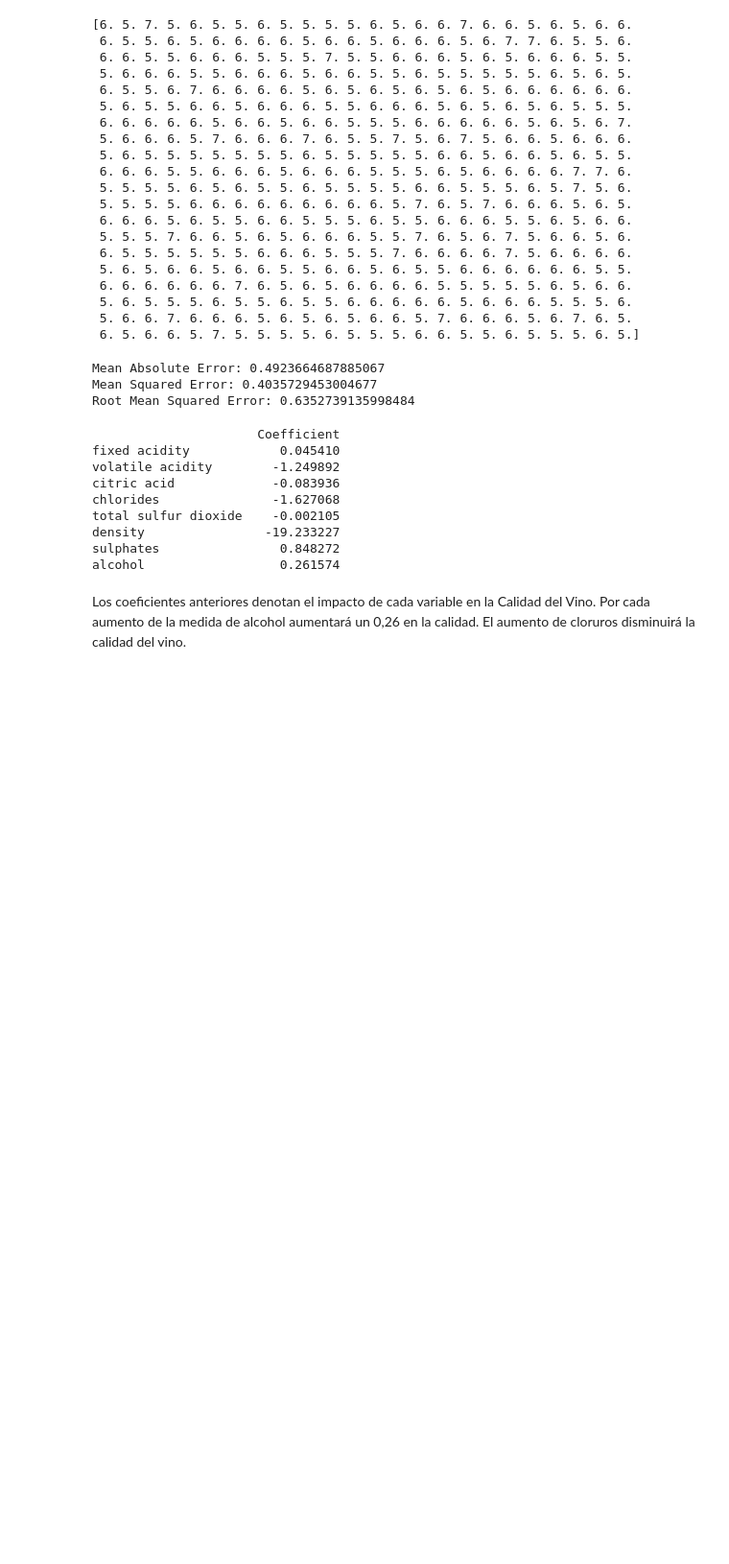
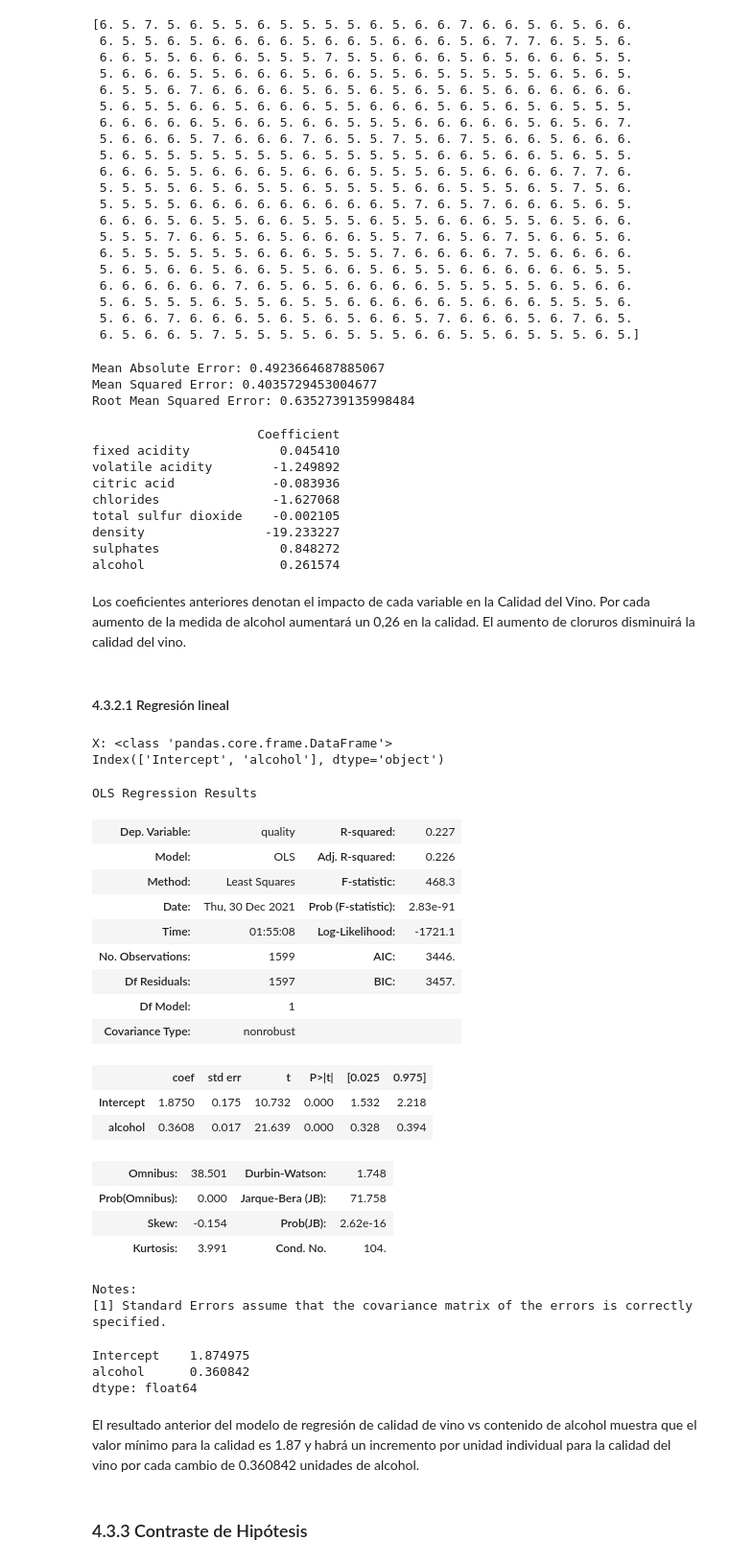
Before and after one commit to juusechec/uoc-tcvd-pr2, a Jupyter notebook: M2.851_20211_Practica2.ipynb, the cells around one changed output. Shown at 96% size. Cells and saved outputs as stored; diff of their text form; code cells hidden in the pictures; blank space fills up the shorter version.

Commit message:
contraste de hipotesis

```diff
--- a/M2.851_20211_Practica2.ipynb
+++ b/M2.851_20211_Practica2.ipynb
@@ -770,3 +755,5 @@ sulphates                0.848272
 alcohol                  0.261574
 # %% [markdown]
 Los coeficientes anteriores denotan el impacto de cada variable en la Calidad del Vino. Por cada aumento de la medida de alcohol aumentará un 0,26 en la calidad. El aumento de cloruros disminuirá la calidad del vino.
+# %% [markdown]
+#### 4.3.2.1 Regresión lineal
@@ -772,0 +764,39 @@ Los coeficientes anteriores denotan el impacto de cada variable en la Calidad de
+# %%
+y,X = dmatrices('quality ~ alcohol', data=wine_clean, return_type='dataframe')
+print("X:", type(X))
+print(X.columns)
+model=sm.OLS(y, X)
+result=model.fit()
+result.summary()
+# %% [output]
+X: <class 'pandas.core.frame.DataFrame'>
+Index(['Intercept', 'alcohol'], dtype='object')
+OLS Regression Results
+| Dep. Variable: | quality | R-squared: | 0.227 |
+| Model: | OLS | Adj. R-squared: | 0.226 |
+| Method: | Least Squares | F-statistic: | 468.3 |
+| Date: | Thu, 30 Dec 2021 | Prob (F-statistic): | 2.83e-91 |
+| Time: | 01:55:08 | Log-Likelihood: | -1721.1 |
+| No. Observations: | 1599 | AIC: | 3446. |
+| Df Residuals: | 1597 | BIC: | 3457. |
+| Df Model: | 1 |  |  |
+| Covariance Type: | nonrobust |  |  |
+|  | coef | std err | t | P>|t| | [0.025 | 0.975] |
+| Intercept | 1.8750 | 0.175 | 10.732 | 0.000 | 1.532 | 2.218 |
+| alcohol | 0.3608 | 0.017 | 21.639 | 0.000 | 0.328 | 0.394 |
+| Omnibus: | 38.501 | Durbin-Watson: | 1.748 |
+| Prob(Omnibus): | 0.000 | Jarque-Bera (JB): | 71.758 |
+| Skew: | -0.154 | Prob(JB): | 2.62e-16 |
+| Kurtosis: | 3.991 | Cond. No. | 104. |
+Notes:
+[1] Standard Errors assume that the covariance matrix of the errors is correctly specified.
+# %%
+result.params
+# %% [output]
+Intercept    1.874975
+alcohol      0.360842
+dtype: float64
+# %% [markdown]
+El resultado anterior del modelo de regresión de calidad de vino vs contenido de alcohol muestra que el valor mínimo para la calidad es 1.87 y habrá un incremento por unidad individual para la calidad del vino por cada cambio de 0.360842 unidades de alcohol.
+# %% [markdown]
+### 4.3.3 Contraste de Hipótesis
```
Also changed, not shown: parts of 18 cells of this notebook.
